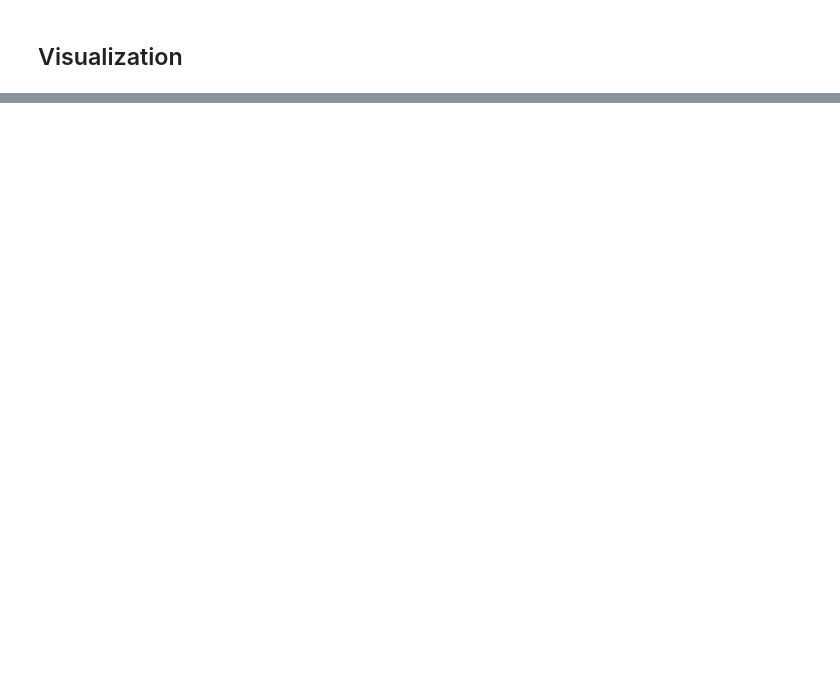
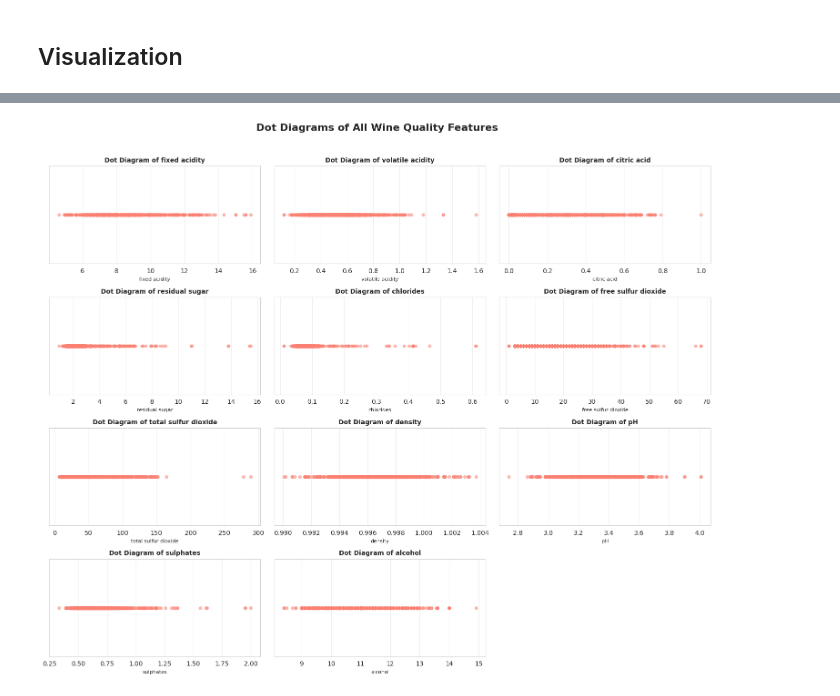
Before and after one commit to ducan0206/Multivariate-Statistical-Analysis, a Jupyter notebook: notebooks/01_descriptive_stats.ipynb, the cells around one changed output, grey strips where cells are left out. Saved outputs shown, nothing was run; the diff lists cells and outputs as text; code cells hidden in the pictures; blank space fills up the shorter version.

```diff
--- a/notebooks/01_descriptive_stats.ipynb
+++ b/notebooks/01_descriptive_stats.ipynb
@@ -176,0 +159,11 @@ plt.show()
+# %%
+# Show dot diagram for all 11 features in subplots
+plt.figure(figsize=(15, 12))
+for i, col in enumerate(features.columns):
+    plt.subplot(4, 3, i + 1)
+    dot_diagram(features, col)
+plt.suptitle("Dot Diagrams of All Wine Quality Features", fontsize=16, fontweight="bold", y=1.02)
+plt.tight_layout()
+plt.show()
+# %% [output]
+[figure, added]
```
Also changed, not shown: parts of 9 cells of this notebook.
